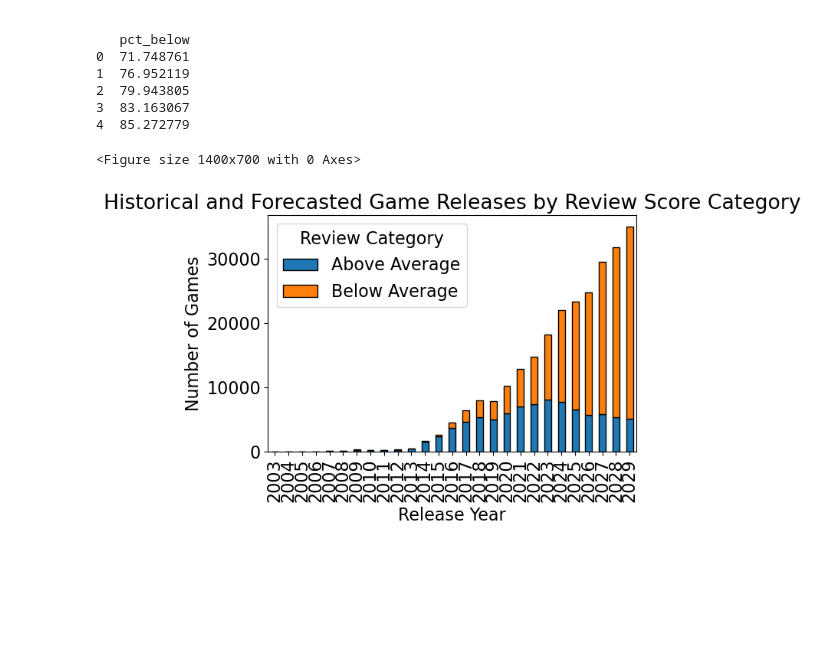
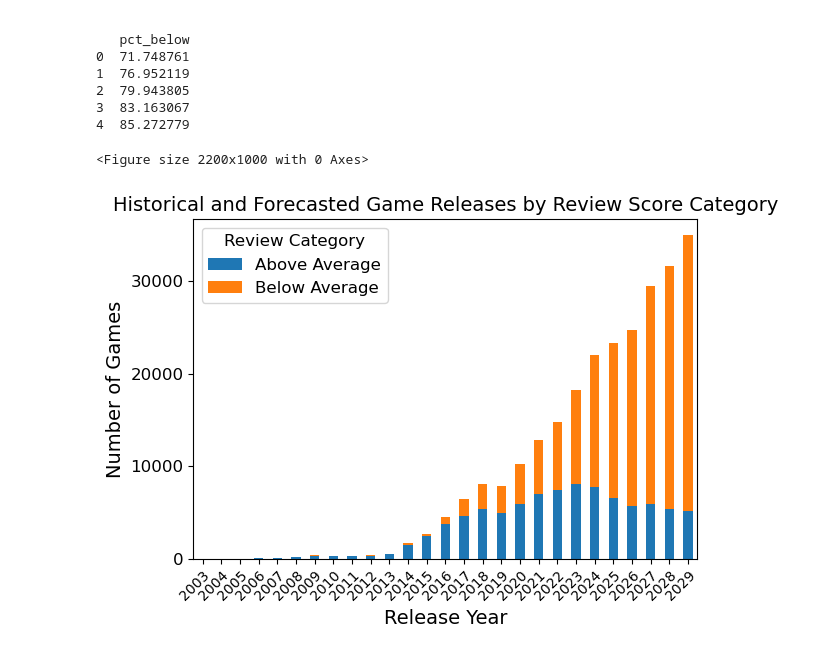
Before and after one commit to KianBahia/Steam-Data-Science-Report, a Jupyter notebook: attempt2.ipynb, the cells around one changed output. Cells and saved outputs as stored; diff of their text form; code cells hidden in the pictures; blank space fills up the shorter version.

```diff
--- a/attempt2.ipynb
+++ b/attempt2.ipynb
@@ -440,27 +450,38 @@ Adjusted Forecasted Counts and Percentages:
 # %%
 # --- Step 6: Combine Historical and Adjusted Forecasts ---
 # Rename forecast columns to match historical data
 future_df = forecast_seg_df.copy().set_index('release_year')[['predicted_above', 'predicted_below']]
 future_df.columns = ['Above Average', 'Below Average']
 
 # Combine with historical stacked data
 combined_df = pd.concat([yearly_pivot, future_df]).sort_index()
 
 # Filter combined_df to include only years from 2003 to 2029
 combined_df_filtered = combined_df[(combined_df.index >= 2003) & (combined_df.index <= 2029)]
 
-# Plot a stacked bar chart for combined filtered data
-plt.figure(figsize=(14,7))
-combined_df_filtered.plot(kind='bar', stacked=True, edgecolor='black')
-plt.xlabel("Release Year")
-plt.ylabel("Number of Games")
-plt.title("Historical and Forecasted Game Releases by Review Score Category")
-plt.legend(title='Review Category')
+plt.figure(figsize=(22, 10))
+
+ax = combined_df_filtered.plot(kind='bar', stacked=True)
+
+plt.setp(ax.get_xticklabels(),
+         rotation=45,  # Vertical rotation
+         ha='right',
+         rotation_mode='anchor',
+         va='top',
+         fontsize=10)  # Smaller font
+
+plt.xlabel("Release Year", fontsize=14)
+plt.ylabel("Number of Games", fontsize=14)
+plt.title("Historical and Forecasted Game Releases by Review Score Category", fontsize=14)
+plt.yticks(fontsize=12)
+plt.legend(title='Review Category', fontsize=12, title_fontsize=12)
+
+plt.savefig('predictedBar.pdf', format='pdf', bbox_inches='tight')
 plt.tight_layout()
 plt.show()
 # %% [output]
-<Figure size 1400x700 with 0 Axes>
+<Figure size 2200x1000 with 0 Axes>
-[figure, old version]
+[figure, new version]
 # %%
 print(combined_df_filtered.tail())
 # %%
```
Also changed, not shown: parts of 1 cell of this notebook, 2 other files.
